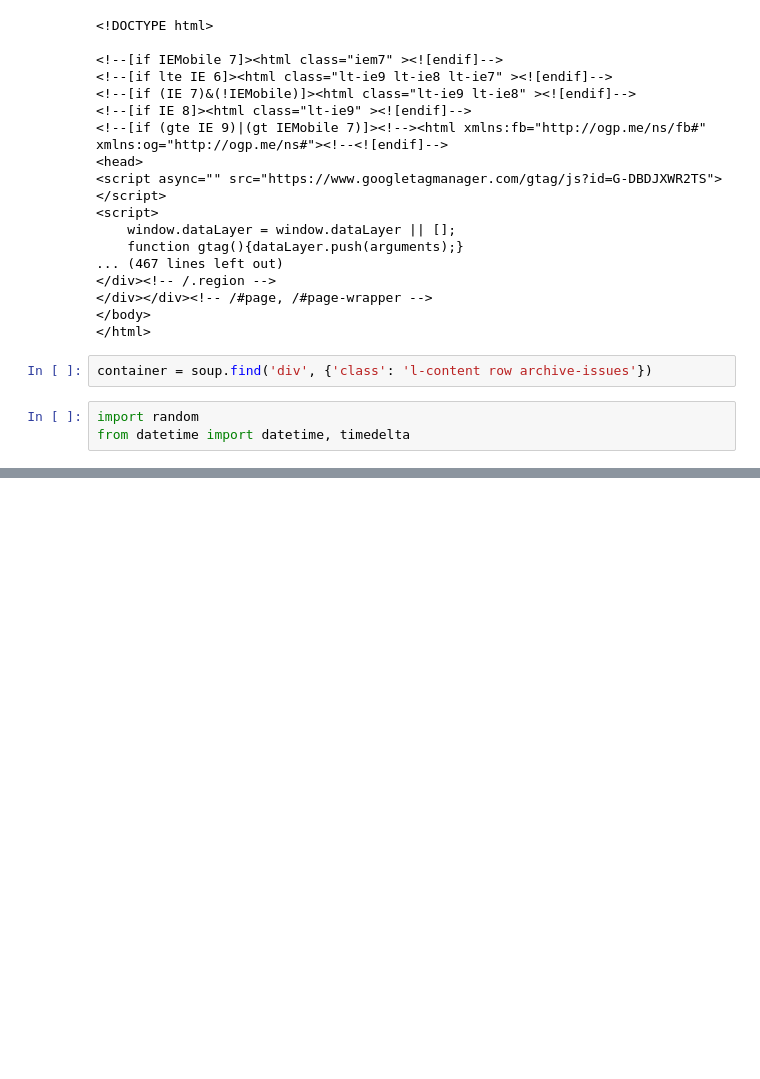
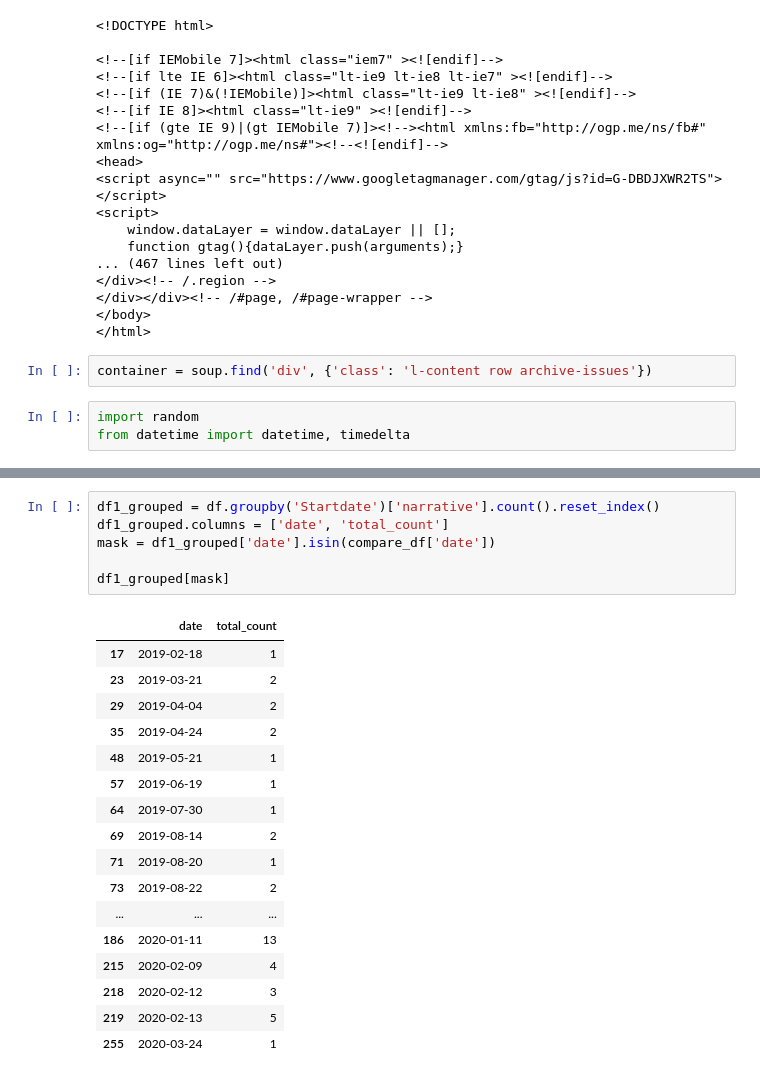
Before and after one commit to NoahDarwich/Leb_analysis, a Jupyter notebook: Notebooks/leb_analysis.ipynb, the cells around one changed output, grey strips where cells are left out. Cells and saved outputs as stored; diff of their text form; blank space fills up the shorter version.

```diff
--- a/Notebooks/leb_analysis.ipynb
+++ b/Notebooks/leb_analysis.ipynb
@@ -140,0 +158,24 @@ for i, combination in enumerate(combinations, 1):
+# %%
+df1_grouped = df.groupby('Startdate')['narrative'].count().reset_index()
+df1_grouped.columns = ['date', 'total_count']
+mask = df1_grouped['date'].isin(compare_df['date'])
+
+df1_grouped[mask]
+# %% [output]
+|  | date | total_count |
+| 17 | 2019-02-18 | 1 |
+| 23 | 2019-03-21 | 2 |
+| 29 | 2019-04-04 | 2 |
+| 35 | 2019-04-24 | 2 |
+| 48 | 2019-05-21 | 1 |
+| 57 | 2019-06-19 | 1 |
+| 64 | 2019-07-30 | 1 |
+| 69 | 2019-08-14 | 2 |
+| 71 | 2019-08-20 | 1 |
+| 73 | 2019-08-22 | 2 |
+| ... | ... | ... |
+| 186 | 2020-01-11 | 13 |
+| 215 | 2020-02-09 | 4 |
+| 218 | 2020-02-12 | 3 |
+| 219 | 2020-02-13 | 5 |
+| 255 | 2020-03-24 | 1 |
```
Also changed, not shown: parts of 7 cells of this notebook, 1 other file.
